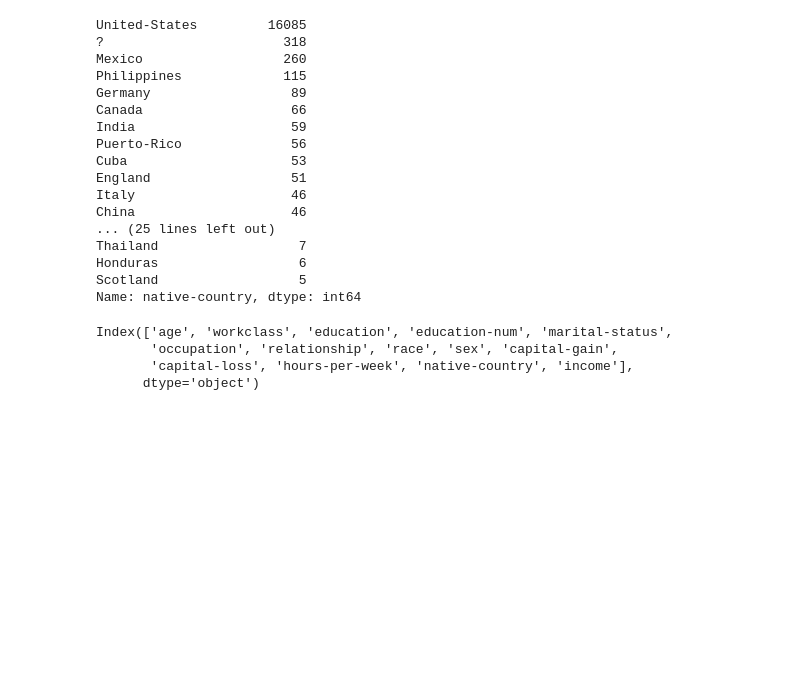
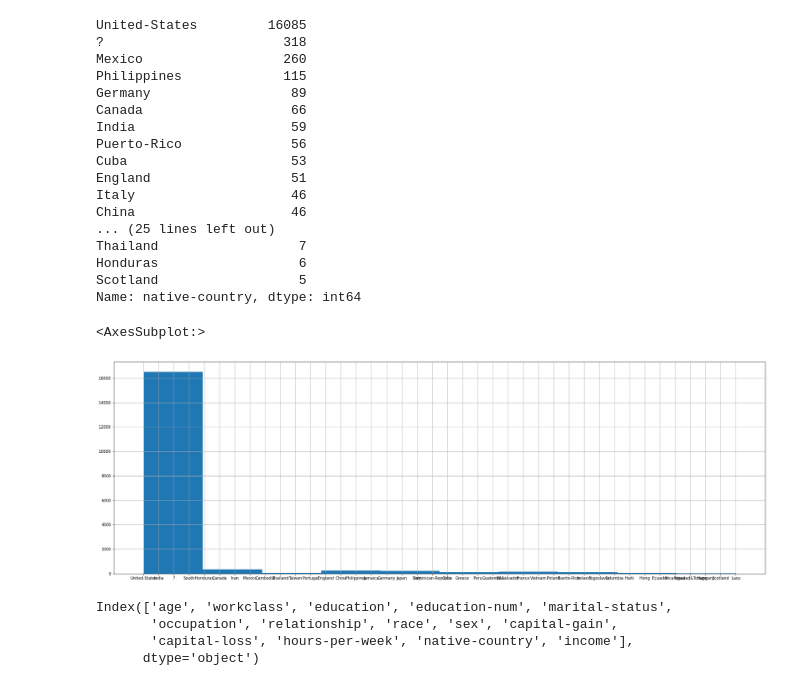
Before and after one commit to prudhvinag06/ML-from-scratch, a Jupyter notebook: logisticRegression.ipynb, the cells around one changed output. Drawn from its saved outputs; the diff is of its cells as text; code cells hidden in the pictures; blank space fills up the shorter version.

```diff
--- a/logisticRegression.ipynb
+++ b/logisticRegression.ipynb
@@ -172,6 +182,13 @@ Thailand                  7
 Honduras                  6
 Scotland                  5
 Name: native-country, dtype: int64
+# %%
+fig = plt.figure(figsize = (30,10))
+ax = fig.gca()
+main_df["native-country"].hist(ax = ax)
+# %% [output]
+<AxesSubplot:>
+[figure, added]
 # %%
                                 #Filling missing data
 # %%
```
Also changed, not shown: parts of 61 cells of this notebook.
